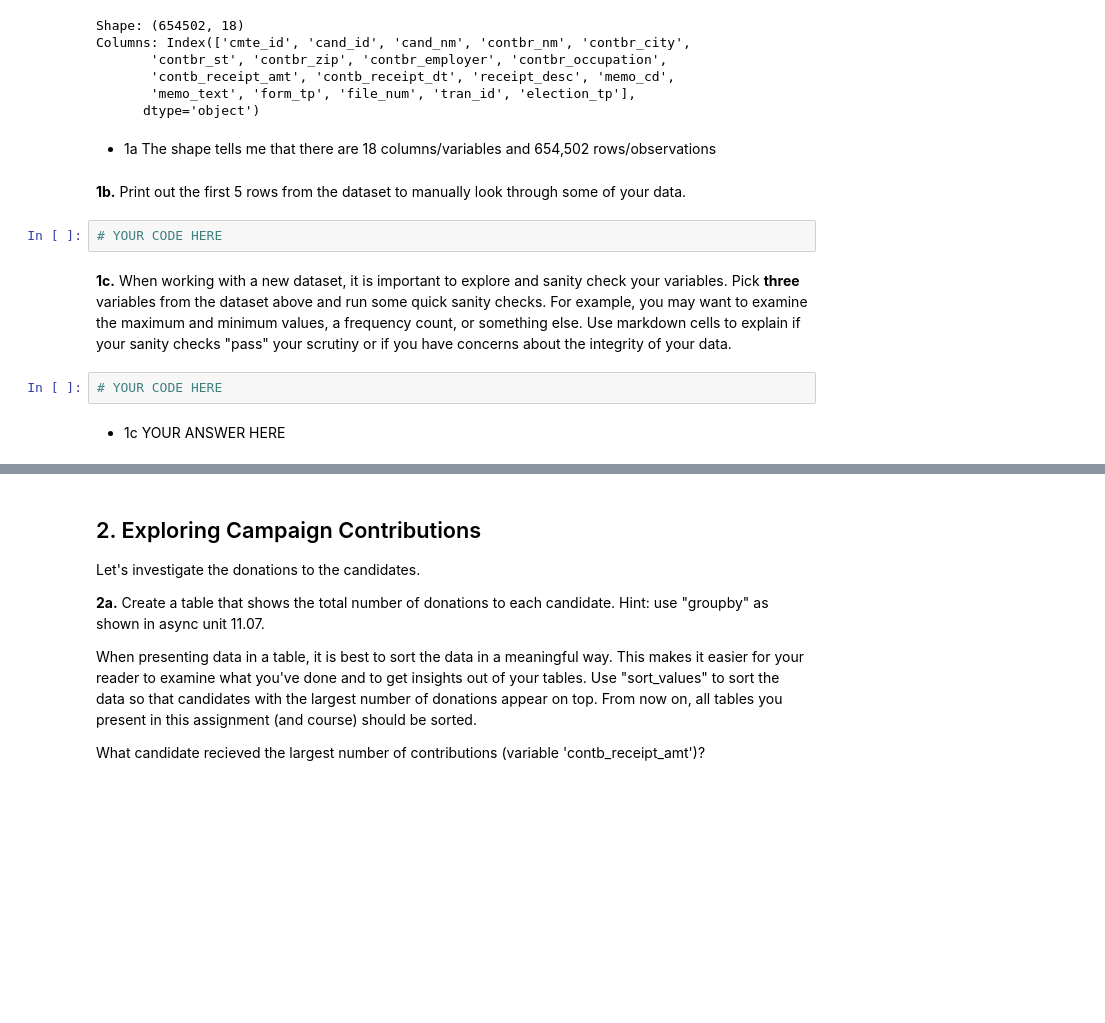
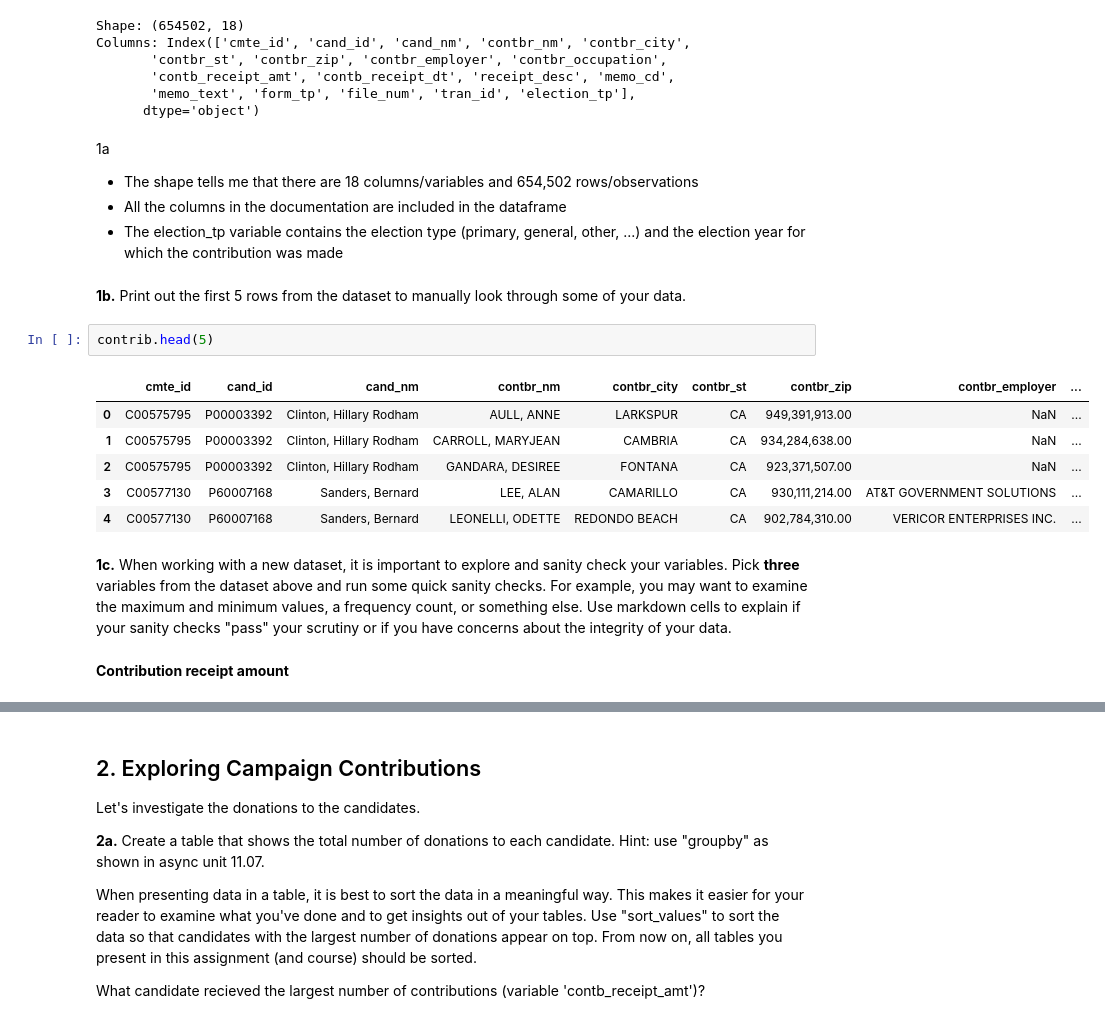
Before and after one commit to ramirocadavid/world_cup, a Jupyter notebook: SUBMISSIONS/week_12/Week_12_HW.ipynb, the cells around one changed output, grey strips where cells are left out. Cells and saved outputs as stored; diff of their text form; blank space fills up the shorter version.

```diff
--- a/SUBMISSIONS/week_12/Week_12_HW.ipynb
+++ b/SUBMISSIONS/week_12/Week_12_HW.ipynb
@@ -77,14 +77,22 @@ Columns: Index(['cmte_id', 'cand_id', 'cand_nm', 'contbr_nm', 'contbr_city',
        'memo_text', 'form_tp', 'file_num', 'tran_id', 'election_tp'],
       dtype='object')
 # %% [markdown]
-- 1a The shape tells me that there are 18 columns/variables and 654,502 rows/observations
+1a
+- The shape tells me that there are 18 columns/variables and 654,502 rows/observations
+- All the columns in the documentation are included in the dataframe
+- The election_tp variable contains the election type (primary, general, other, ...) and the election year for which the contribution was made
 # %% [markdown]
 **1b.** Print out the first 5 rows from the dataset to manually look through some of your data.
-# %%
-# YOUR CODE HERE
+# %%
+contrib.head(5)
+# %% [output]
+|  | cmte_id | cand_id | cand_nm | contbr_nm | contbr_city | contbr_st | contbr_zip | contbr_employer | ... |
+| 0 | C00575795 | P00003392 | Clinton, Hillary Rodham | AULL, ANNE | LARKSPUR | CA | 949,391,913.00 | NaN | ... |
+| 1 | C00575795 | P00003392 | Clinton, Hillary Rodham | CARROLL, MARYJEAN | CAMBRIA | CA | 934,284,638.00 | NaN | ... |
+| 2 | C00575795 | P00003392 | Clinton, Hillary Rodham | GANDARA, DESIREE | FONTANA | CA | 923,371,507.00 | NaN | ... |
+| 3 | C00577130 | P60007168 | Sanders, Bernard | LEE, ALAN | CAMARILLO | CA | 930,111,214.00 | AT&T GOVERNMENT SOLUTIONS | ... |
+| 4 | C00577130 | P60007168 | Sanders, Bernard | LEONELLI, ODETTE | REDONDO BEACH | CA | 902,784,310.00 | VERICOR ENTERPRISES INC. | ... |
 # %% [markdown]
 **1c.** When working with a new dataset, it is important to explore and sanity check your variables. Pick **three** variables from the dataset above and run some quick sanity checks. For example, you may want to examine the maximum and minimum values, a frequency count, or something else. Use markdown cells to explain if your sanity checks "pass" your scrutiny or if you have concerns about the integrity of your data.
-# %%
-# YOUR CODE HERE
-# %% [markdown]
-- 1c YOUR ANSWER HERE
+# %% [markdown]
+**Contribution receipt amount**
```
Also changed, not shown: parts of 47 cells of this notebook, 18 other files.
